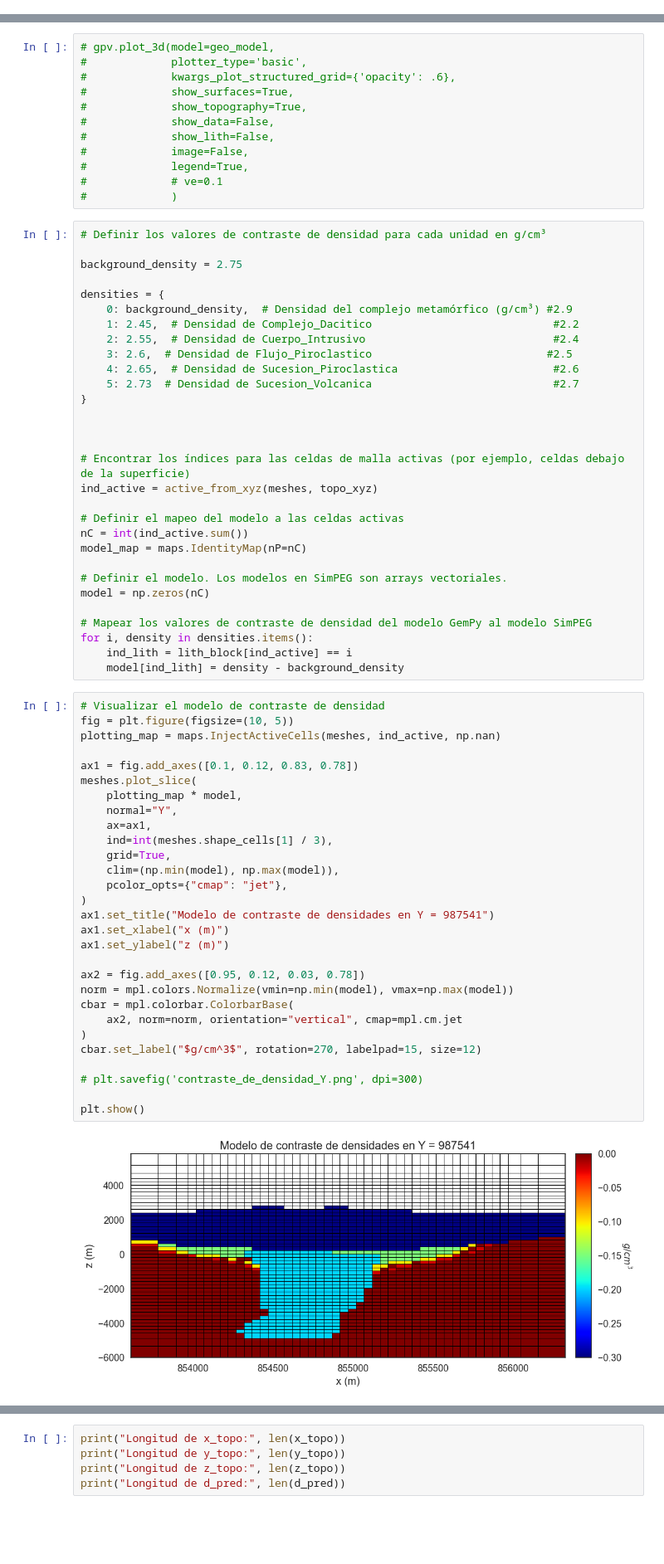
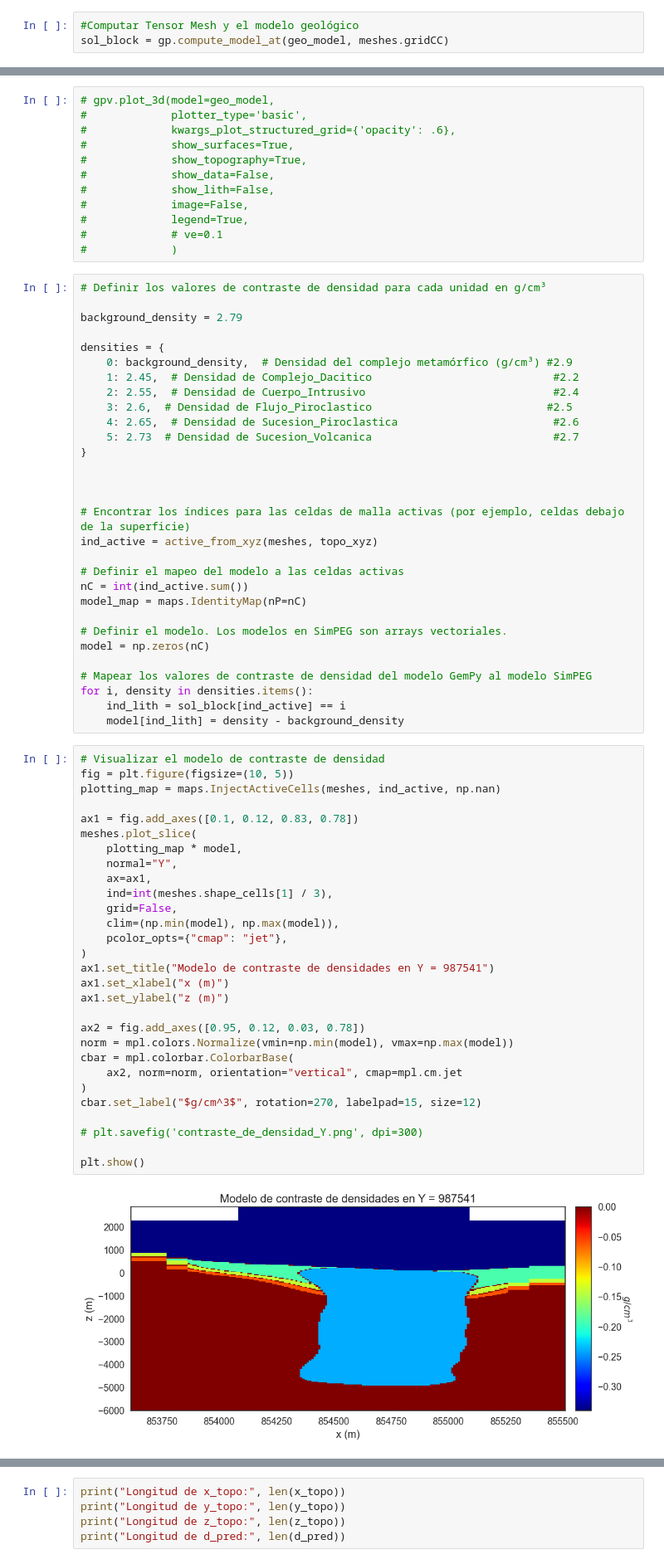
Before and after one commit to GabrielMoreno09/VCM-Project, a Jupyter notebook: Inversion&Modelamiento_VCM/Modelamiento_directo/Modelamiento_SimPEG (4).ipynb, the cells around one changed output, grey strips where cells are left out. Shown at 83% size. Cells and saved outputs as stored; diff of their text form; blank space fills up the shorter version.

Commit message:
Modelamiento con nueva malla (más detalle)

```diff
--- a/Inversion&Modelamiento_VCM/Modelamiento_directo/Modelamiento_SimPEG (4).ipynb
+++ b/Inversion&Modelamiento_VCM/Modelamiento_directo/Modelamiento_SimPEG (4).ipynb
@@ -267,0 +267,3 @@ MemoryError: Unable to allocate 1.19 GiB for an array with shape (107, 499225, 3
+# %%
+#Computar Tensor Mesh y el modelo geológico
+sol_block = gp.compute_model_at(geo_model, meshes.gridCC)
@@ -280,7 +291,7 @@ MemoryError: Unable to allocate 1.19 GiB for an array with shape (107, 499225, 3
 # %%
 # Definir los valores de contraste de densidad para cada unidad en g/cm³
 
-background_density = 2.75
+background_density = 2.79
 
 densities = {
     0: background_density,  # Densidad del complejo metamórfico (g/cm³) #2.9
@@ -305,39 +316,39 @@ model = np.zeros(nC)
 
 # Mapear los valores de contraste de densidad del modelo GemPy al modelo SimPEG
 for i, density in densities.items():
-    ind_lith = lith_block[ind_active] == i
+    ind_lith = sol_block[ind_active] == i
     model[ind_lith] = density - background_density
 # %%
 # Visualizar el modelo de contraste de densidad
 fig = plt.figure(figsize=(10, 5))
 plotting_map = maps.InjectActiveCells(meshes, ind_active, np.nan)
 
 ax1 = fig.add_axes([0.1, 0.12, 0.83, 0.78])
 meshes.plot_slice(
     plotting_map * model,
     normal="Y",
     ax=ax1,
     ind=int(meshes.shape_cells[1] / 3),
-    grid=True,
+    grid=False,
     clim=(np.min(model), np.max(model)),
     pcolor_opts={"cmap": "jet"},
 )
 ax1.set_title("Modelo de contraste de densidades en Y = 987541")
 ax1.set_xlabel("x (m)")
 ax1.set_ylabel("z (m)")
 
 ax2 = fig.add_axes([0.95, 0.12, 0.03, 0.78])
 norm = mpl.colors.Normalize(vmin=np.min(model), vmax=np.max(model))
 cbar = mpl.colorbar.ColorbarBase(
     ax2, norm=norm, orientation="vertical", cmap=mpl.cm.jet
 )
 cbar.set_label("$g/cm^3$", rotation=270, labelpad=15, size=12)
 
 # plt.savefig('contraste_de_densidad_Y.png', dpi=300)
 
 plt.show()
 # %% [output]
-[figure, old version]
+[figure, new version]
 # %%
 # Visualizar el modelo de contraste de densidad
 fig = plt.figure(figsize=(10, 5))
```
Also changed, not shown: parts of 17 cells of this notebook, 16 other files.
